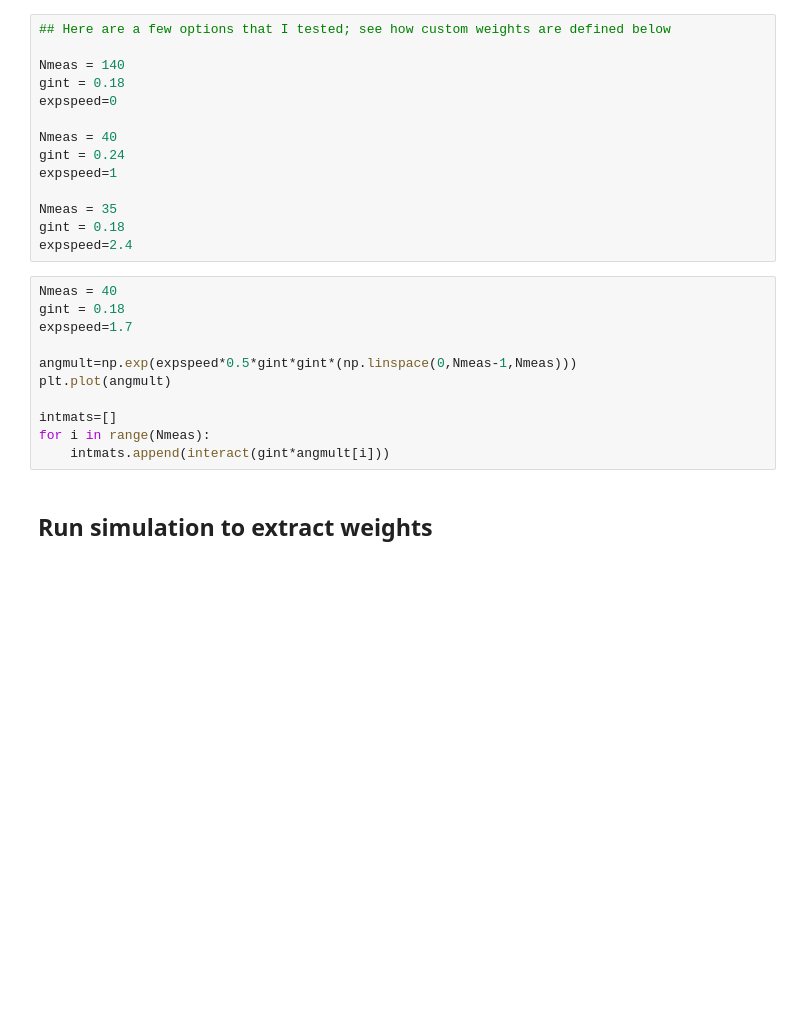
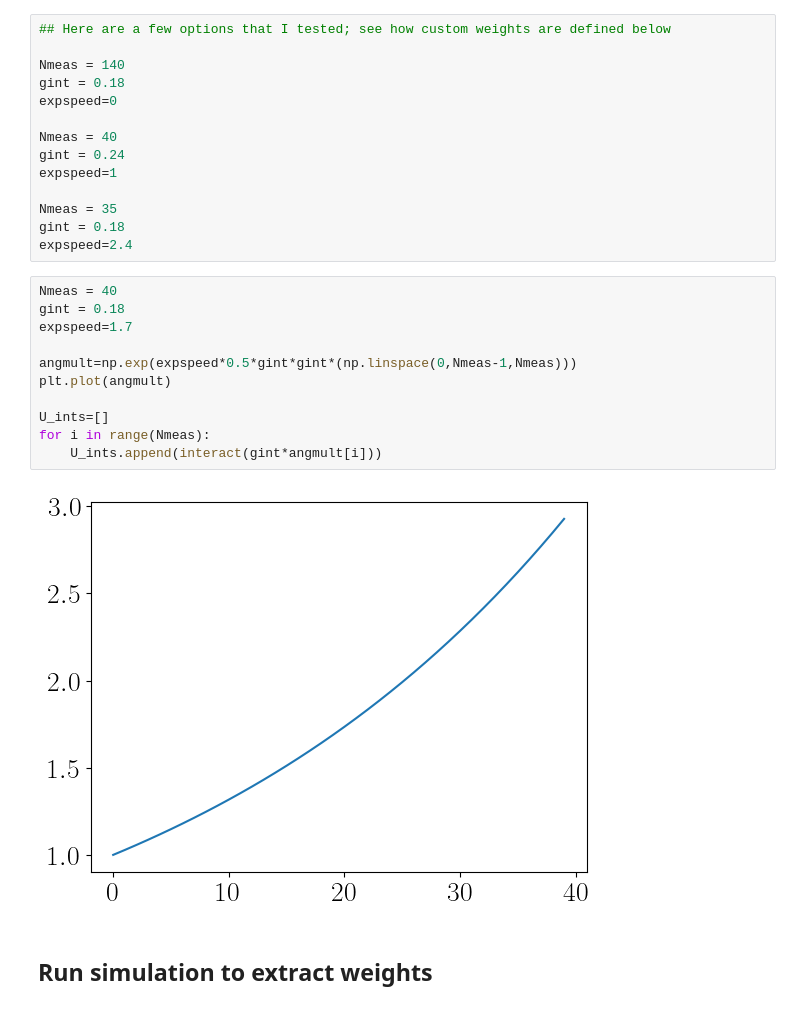
Before and after one commit to ingstra/qubitdyne, a Jupyter notebook: 221014 Qubit-dyne faster_mod2.ipynb, the cells around one changed output. Drawn from its saved outputs; the diff is of its cells as text; blank space fills up the shorter version.

```diff
--- a/221014 Qubit-dyne faster_mod2.ipynb
+++ b/221014 Qubit-dyne faster_mod2.ipynb
@@ -71,14 +73,16 @@ expspeed=2.4
 # %%
 Nmeas = 40
 gint = 0.18
 expspeed=1.7
 
 angmult=np.exp(expspeed*0.5*gint*gint*(np.linspace(0,Nmeas-1,Nmeas)))
 plt.plot(angmult)
 
-intmats=[]
+U_ints=[]
 for i in range(Nmeas):
-    intmats.append(interact(gint*angmult[i]))
+    U_ints.append(interact(gint*angmult[i]))
+# %% [output]
+[figure, added]
 # %% [markdown]
 ## Run simulation to extract weights
 # %%
```
Also changed, not shown: parts of 5 cells of this notebook.
